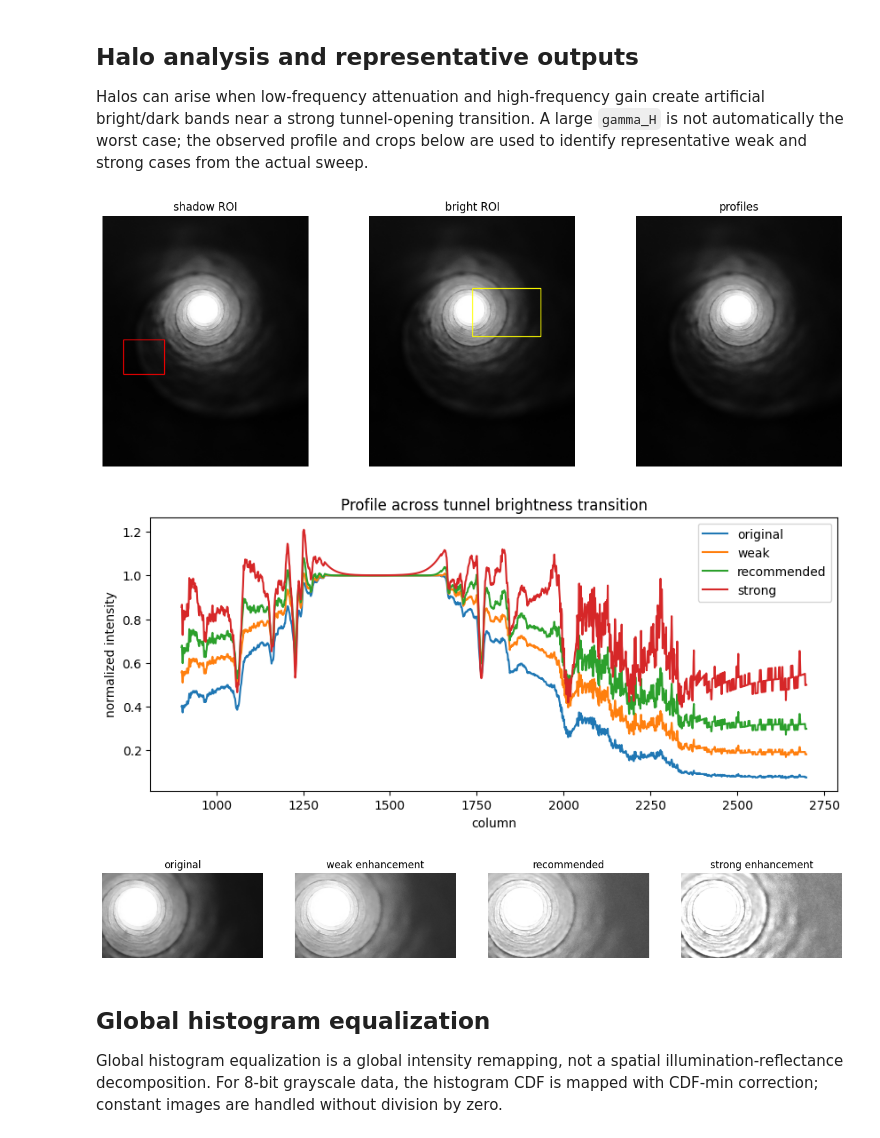
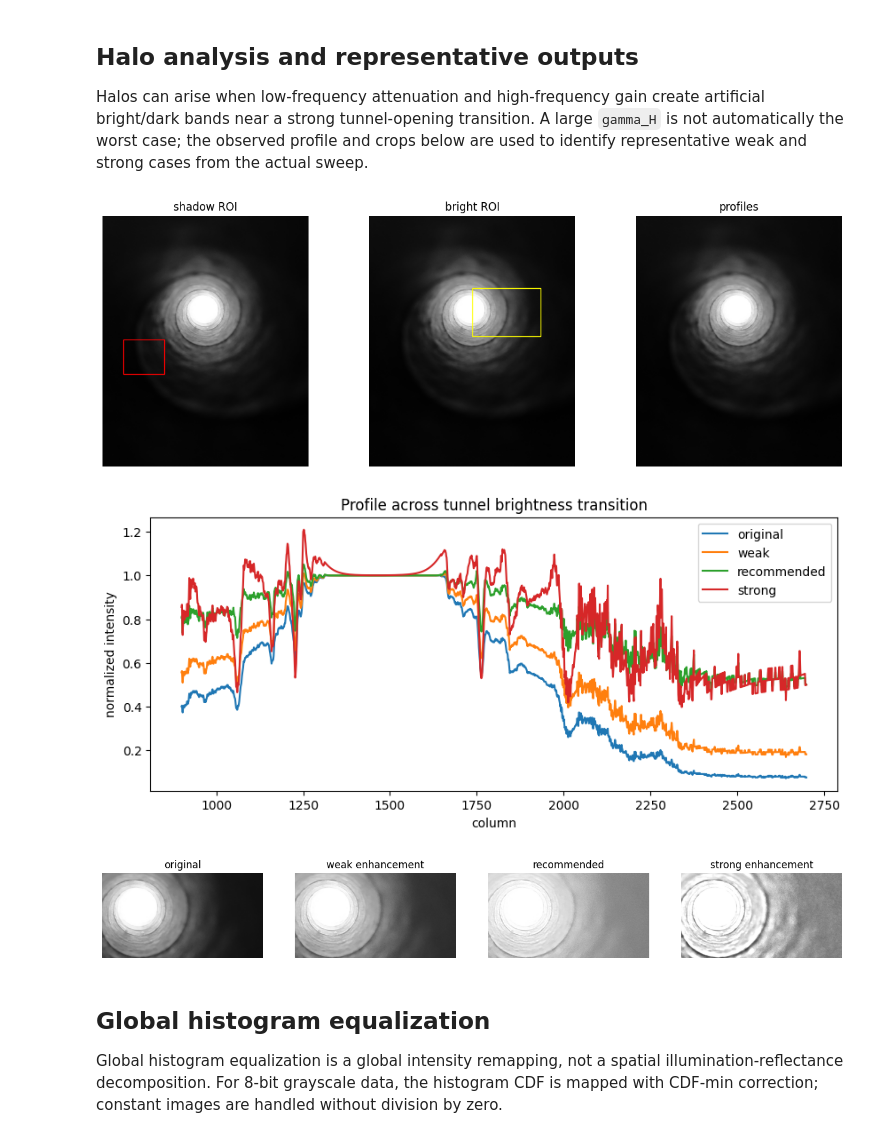
Before and after one commit to Hyperterror/DIP-2, a Jupyter notebook: DIP_A2_Question_3.ipynb, the cells around one changed output. Drawn from its saved outputs; the diff is of its cells as text; code cells hidden in the pictures.

```diff
--- a/DIP_A2_Question_3.ipynb
+++ b/DIP_A2_Question_3.ipynb
@@ -158,35 +158,35 @@ Halos can arise when low-frequency attenuation and high-frequency gain create ar
 # %%
 # Reproducible ROIs chosen from the original full-resolution grayscale image.
 shadow=(slice(1800,2300),slice(300,900)); bright=(slice(1050,1750),slice(1500,2500))
-weak=(.65,1.2,100); strong=(.25,2.0,20); recommended=(.45,1.5,50)
+weak=(.65,1.2,100); strong=(.25,2.0,20); recommended=(.25,1.2,100)
 def roi_stats(a,roi):
     z=a[roi]; return float(z.mean()),float(z.std()),float(z.max()),float(np.percentile(z,99))
 profile_row=1450; x0,x1=900,2700
 fig,ax=plt.subplots(1,3,figsize=(15,5))
 for a,z,title in zip(ax,[gray,gray,gray],["shadow ROI","bright ROI","profiles"]):
     a.imshow(z,cmap="gray"); a.set_title(title); a.axis("off")
 ax[0].add_patch(plt.Rectangle((300,1800),600,500,fill=False,color="red"))
 ax[1].add_patch(plt.Rectangle((1500,1050),1000,700,fill=False,color="yellow"))
 savefig("06_roi_locations.png"); plt.show()
 plt.figure(figsize=(10,4)); plt.plot(np.arange(x0,x1),gray[profile_row,x0:x1]/255,label="original")
 for key,label in [(weak,"weak"),(recommended,"recommended"),(strong,"strong")]:
     plt.plot(np.arange(x0,x1),outputs[key][profile_row,x0:x1],label=label)
 plt.xlabel("column"); plt.ylabel("normalized intensity"); plt.title("Profile across tunnel brightness transition"); plt.legend(); savefig("07_halo_profiles.png"); plt.show()
 fig,ax=plt.subplots(1,4,figsize=(16,5))
 for a,key,title in zip(ax,[None,weak,recommended,strong],["original","weak enhancement","recommended","strong enhancement"]):
     z=gray/255 if key is None else outputs[key]
     a.imshow(z[1000:1900,1100:2800],cmap="gray",vmin=0,vmax=1); a.set_title(title); a.axis("off")
 savefig("08_halo_crops.png"); plt.show()
 halo_rows=[]
 for key,label in [(weak,"weak"),(recommended,"recommended"),(strong,"strong")]:
     p=outputs[key][profile_row,x0:x1]; baseline=np.interp(np.arange(len(p)),[0,len(p)-1],[p[0],p[-1]])
     halo=float(np.max(np.abs(p-baseline)))
     halo_rows.append({"gamma_L":key[0],"gamma_H":key[1],"D0":key[2],"visible halo":"qualitative inspect","region":"row 1450, columns 900:2700","profile deviation score":halo})
 write_rows("02_halo_analysis.csv",list(halo_rows[0]),halo_rows)
 # %% [output]
 [figure]
-[figure, old version]
+[figure, new version]
-[figure, old version]
+[figure, new version]
 # %% [markdown]
 ## Global histogram equalization
 
```
Also changed, not shown: parts of 4 cells of this notebook, 47 other files.
